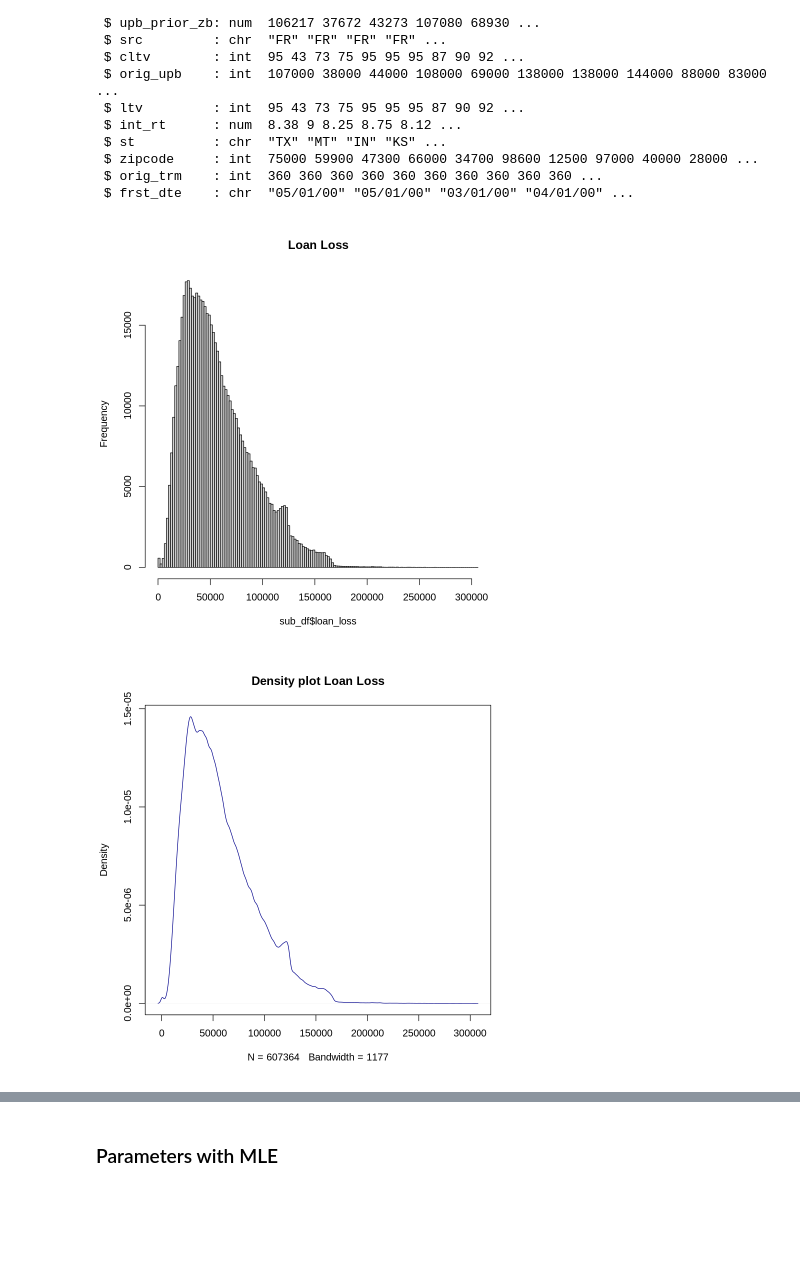
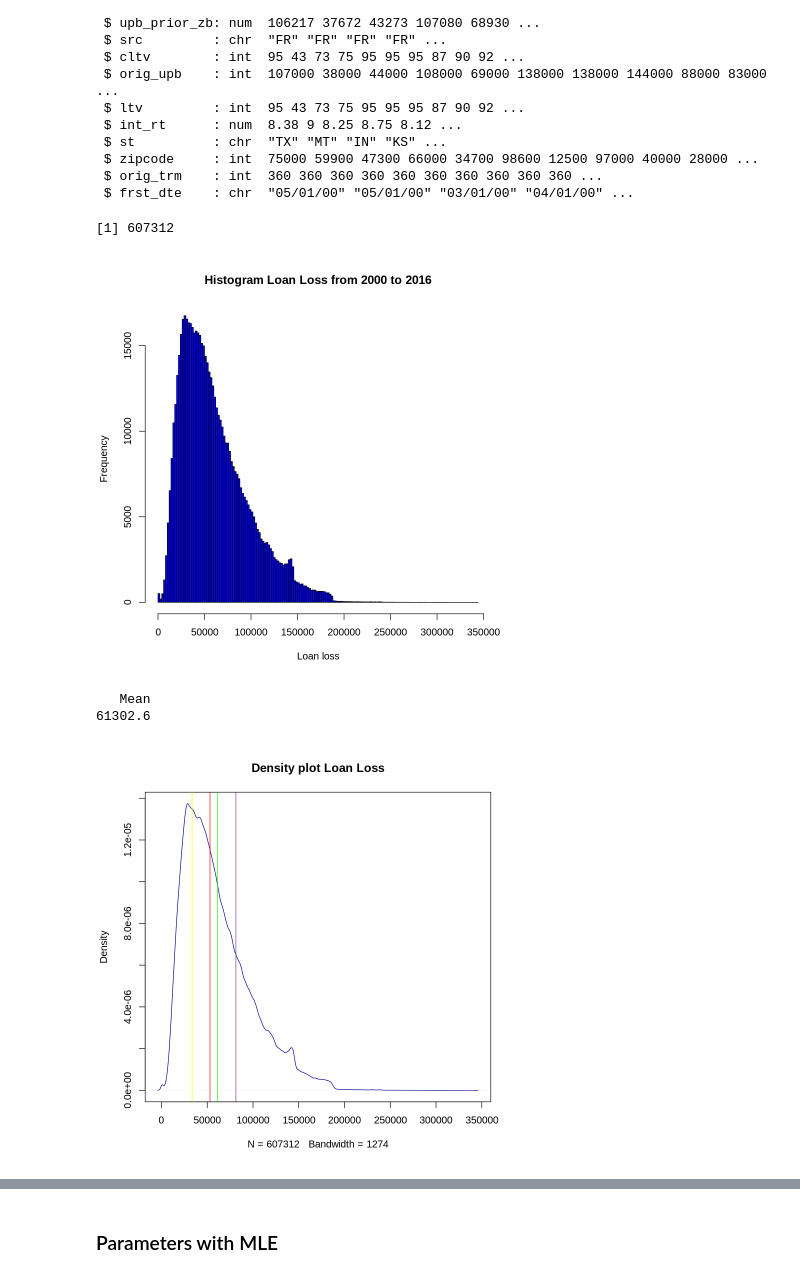
Before and after one commit to Redzoro1993/LossModel, a Jupyter notebook: LossMoldelR.ipynb, the cells around one changed output, grey strips where cells are left out. Drawn from its saved outputs; the diff is of its cells as text; code cells hidden in the pictures; blank space fills up the shorter version.

```diff
--- a/LossMoldelR.ipynb
+++ b/LossMoldelR.ipynb
@@ -28,5 +46,5 @@ library(VGAM)
 # %%
-df = read.csv("/content/z_default_gses_zip.csv",
+df = read.csv("/z_default_gses_zip.csv",
                header = TRUE)
 str(df)
 # %% [output]
@@ -52,14 +70,20 @@ str(df)
 sub_df = select(df, c("upb_prior_zb" , "src", "ltv" , "frst_dte"))
 sub_df = sub_df[sub_df$src == "FR",]
 sub_df = sub_df[sub_df$upb_prior_zb != 0,]
+sub_df = sub_df[sub_df$upb_prior_zb > 100,]
 sub_df = na.omit(sub_df)
+sub_df$frst_dte = as.Date(sub_df$frst_dte, format ="%d/%m/%y")
 # %%
-sub_df$LGD[sub_df$frst_dte <= "2006-01-01" & sub_df$ltv < 80] <- 30
-sub_df$LGD[sub_df$frst_dte <= "2006-01-01" & sub_df$ltv >= 80] <- 40
-sub_df$LGD[sub_df$frst_dte > "2006-01-01" & sub_df$ltv < 80] <- 35
-sub_df$LGD[sub_df$frst_dte > "2006-01-01" & sub_df$ltv >= 80] <- 45
+sub_df$LGD[sub_df$frst_dte <= "2006-12-31" & sub_df$ltv < 80] <- 30
+sub_df$LGD[sub_df$frst_dte <= "2006-12-31" & sub_df$ltv >= 80] <- 40
+sub_df$LGD[sub_df$frst_dte > "2006-12-31" & sub_df$ltv < 80] <- 35
+sub_df$LGD[sub_df$frst_dte > "2006-12-31" & sub_df$ltv >= 80] <- 45
 sub_df$loan_loss = sub_df$upb_prior_zb*(sub_df$LGD/100)
+# %%
+length(sub_df$loan_loss)
+# %% [output]
+[1] 607312
 # %%
-hist(sub_df$loan_loss, breaks = 200, main = "Loan Loss")
+hist(sub_df$loan_loss, breaks = 200, main = "Histogram Loan Loss from 2000 to 2016" , xlab = "Loan loss", col = "blue")
 # %% [output]
-[figure, old version]
+[figure, new version]
@@ -66,10 +92,16 @@ hist(sub_df$loan_loss, breaks = 200, main = "Loan Loss")
+# %%
+stats[4]
+# %% [output]
+   Mean
+61302.6
 # %%
 x = na.omit(sub_df$loan_loss)
 d = density(x, bw = "sj")
 plot(d, col = "darkblue",
      main = "Density plot Loan Loss")
+abline(v = c(stats)[2:5],col=c("yellow", "red","green","mediumorchid4"))
 # %% [output]
-[figure, old version]
+[figure, new version]
 # %%
 AIC = AIC(mllnorm(sub_df$loan_loss), mlexp(sub_df$loan_loss),
           mlgamma(sub_df$loan_loss),mlnorm(sub_df$loan_loss),
```
Also changed, not shown: parts of 29 cells of this notebook.
